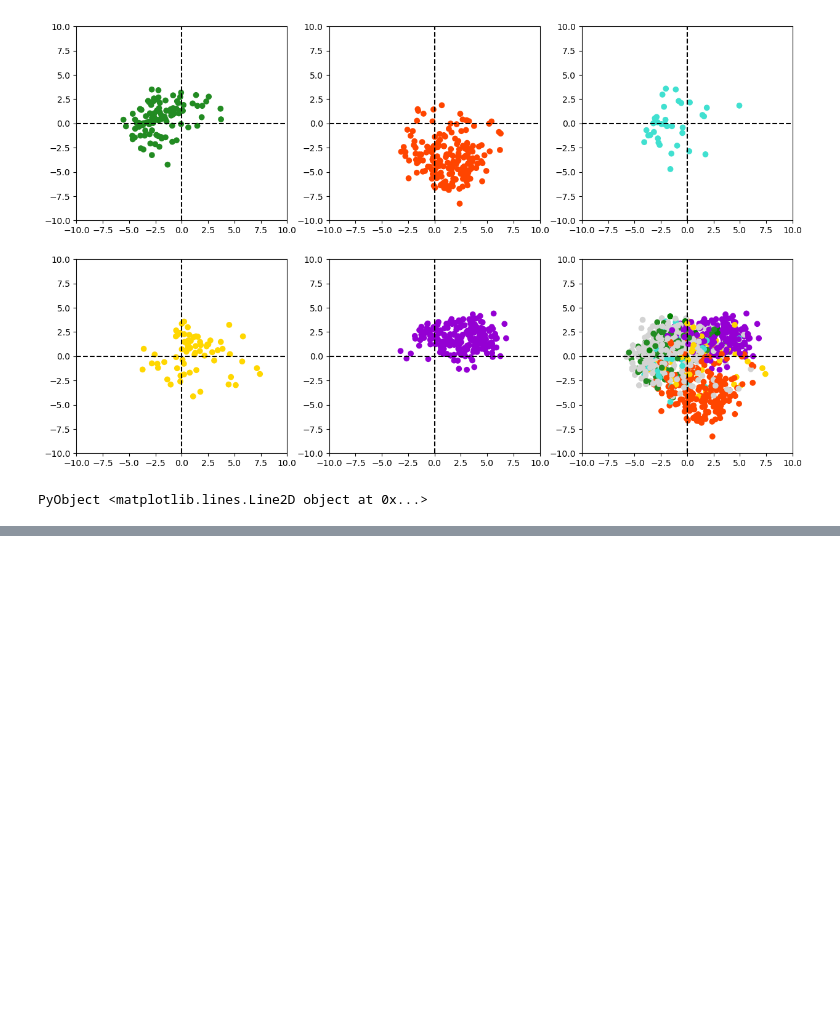
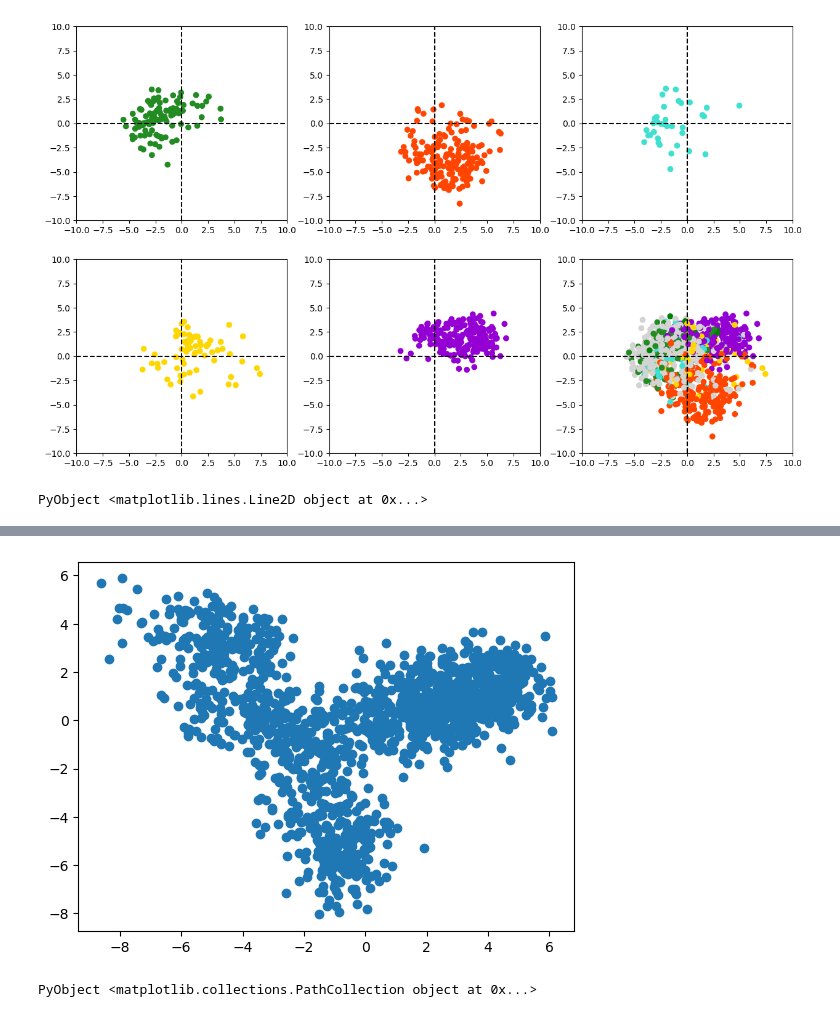
Before and after one commit to ssehztirom/patternextractor.jl, a Jupyter notebook: LogLinearModelingEvaluation.ipynb, the cells around one changed output, grey strips where cells are left out. Drawn from its saved outputs; the diff is of its cells as text; code cells hidden in the pictures; blank space fills up the shorter version.

```diff
--- a/LogLinearModelingEvaluation.ipynb
+++ b/LogLinearModelingEvaluation.ipynb
@@ -1118,0 +1491,2 @@ PyObject <matplotlib.lines.Line2D object at 0x...>
+# %%
+pcs2 = prcomps(log.(x.+ 0.001))
@@ -1118,0 +1511,5 @@ PyObject <matplotlib.lines.Line2D object at 0x...>
+# %%
+scatter(pcs2[:,1],pcs2[:,2])
+# %% [output]
+[figure, added]
+PyObject <matplotlib.collections.PathCollection object at 0x...>
```
Also changed, not shown: parts of 55 cells of this notebook.
